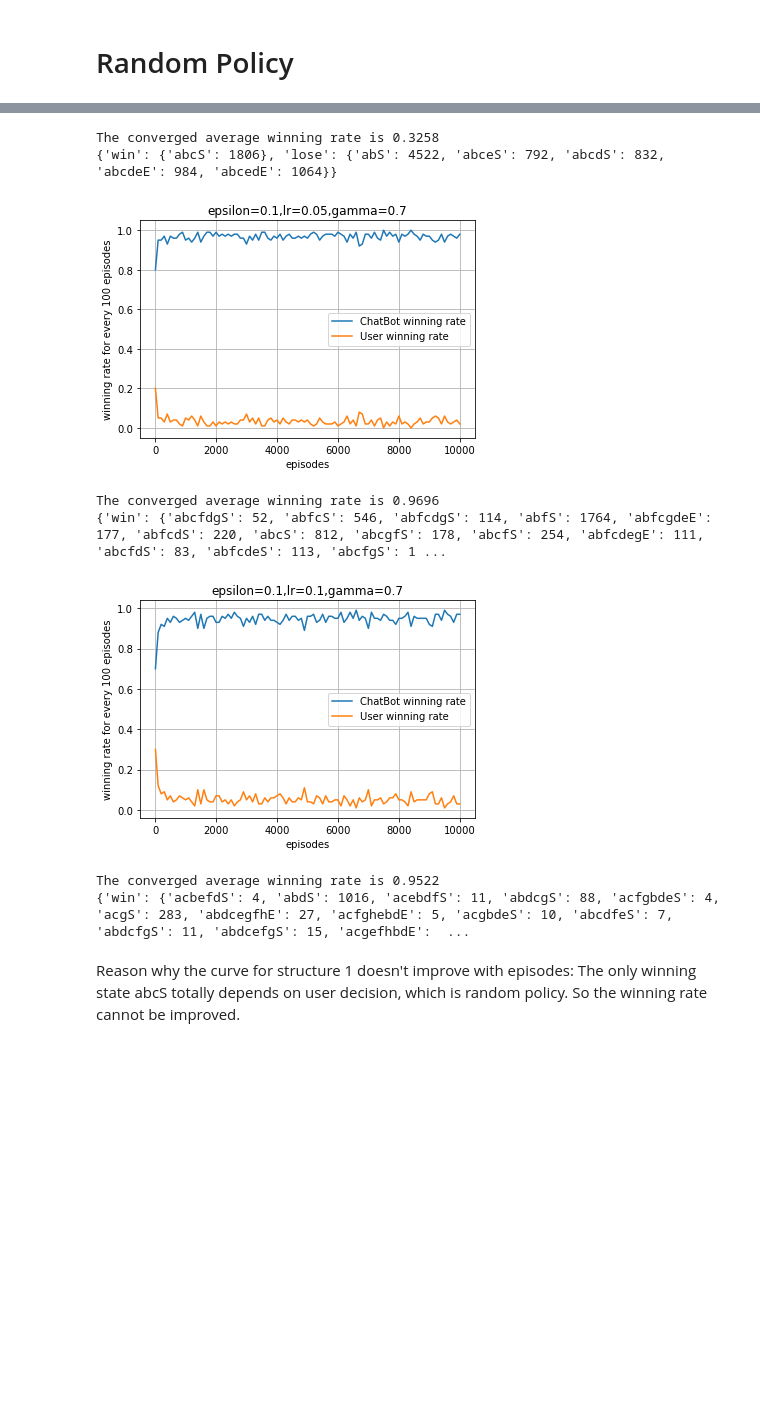
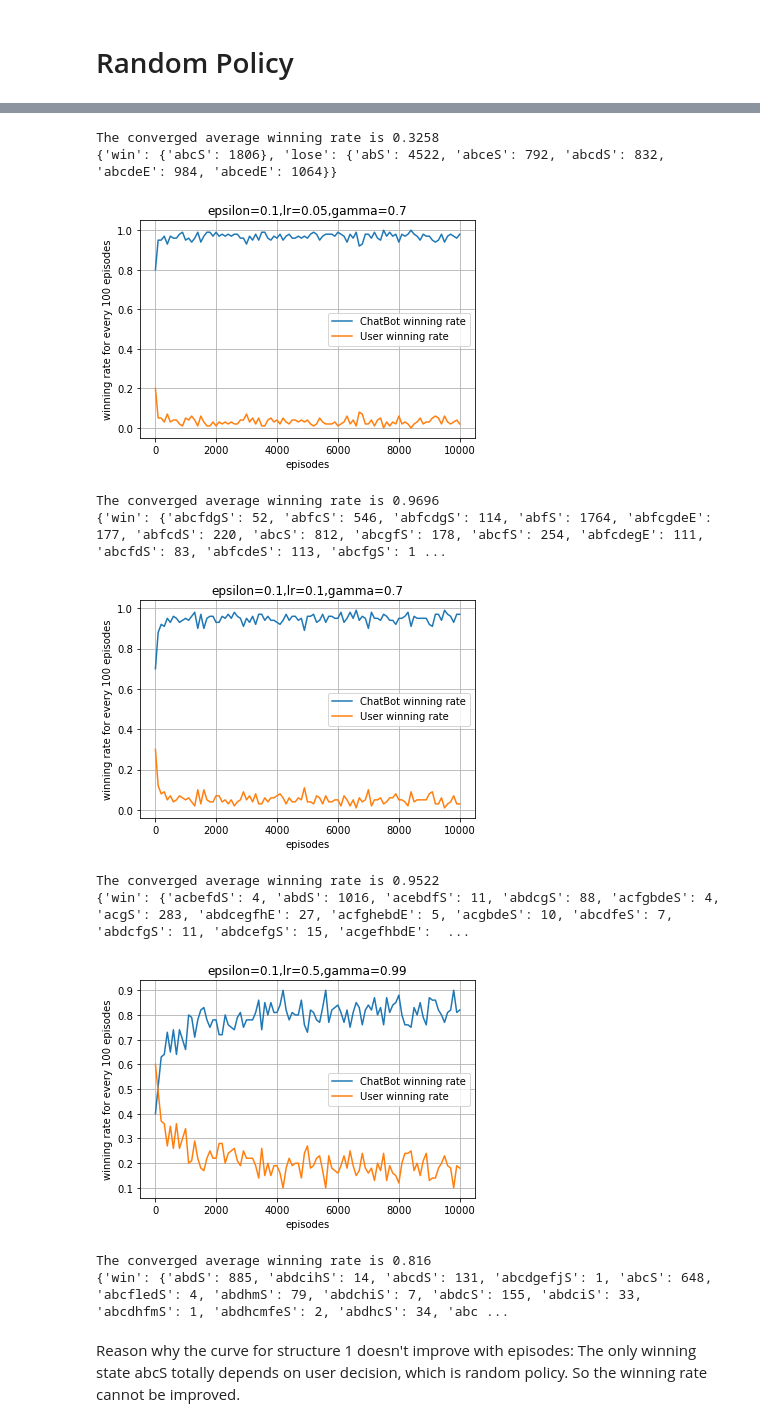
Before and after one commit to OscarWan/RL_for_Abstract_Argumentation, a Jupyter notebook: Untitled.ipynb, the cells around one changed output, grey strips where cells are left out. Drawn from its saved outputs; the diff is of its cells as text; code cells hidden in the pictures; blank space fills up the shorter version.

```diff
--- a/Untitled.ipynb
+++ b/Untitled.ipynb
@@ -92,6 +92,11 @@ class Environment:
         elif structure == 3:
             self.arguments = ['a','b','c','d','e','f','g','h','S']
             self.relations = [['a','b'],['b','d'],['a','c'],['c','e'],['c','f'],['c','g'],['f','h']]
+
+        # Structure 4
+        elif structure == 4:
+            self.arguments = ['a','b','c','d','e','f','g','h','i','j','k','l','m','S']
+            self.relations = [['a','b'],['b','c'],['b','d'],['c','e'],['c','f'],['c','g'],['d','h'],['d','i'],['e','j'],['e','k'],['f','l'],['h','m']]
 
     def possible_action(self, state, pool):
         action_id_list = []
@@ -220,7 +225,7 @@ if __name__ == "__main__":
     epsilons = [0.1, 0.5, 0.9]
     lrs = [0.05, 0.1, 0.5]
     gammas = [0.99, 0.9, 0.7]
-    structures = [1,2,3]
+    structures = [1,2,3,4]
 
     for structure in structures:
         best_converged_winning_rate = [[],0,[],[]] # for different structures, best score should be clear
@@ -316,33 +321,36 @@ if __name__ == "__main__":
                         best_converged_winning_rate[3] = losing_rate
 
         # draw the best converged winning rate chart
         episodes2 = [10]
         episodes3 = [i for i in range(100,10001,100)]
         episodes = episodes2 + episodes3
         plt.plot(episodes, best_converged_winning_rate[2], label='ChatBot winning rate')
         plt.plot(episodes, best_converged_winning_rate[3], label='User winning rate')
         epsilon = best_converged_winning_rate[0][0]
         lr = best_converged_winning_rate[0][1]
         gamma = best_converged_winning_rate[0][2]
         plt.title("epsilon={0},lr={1},gamma={2}".format(epsilon, lr, gamma))
         plt.ylabel("winning rate for every 100 episodes")
         plt.xlabel("episodes")
         plt.legend()
         plt.grid()
         plt.savefig('/home/minyi/img/random/epsilon{0}_lr{1}_gamma{2}_structure{3}.png'.format(epsilon, lr, gamma, structure))
         plt.show()
         print('The converged average winning rate is', best_converged_winning_rate[1])
         print(state_dict)
 # %% [output]
 [figure]
 The converged average winning rate is 0.3258
 {'win': {'abcS': 1806}, 'lose': {'abS': 4522, 'abceS': 792, 'abcdS': 832, 'abcdeE': 984, 'abcedE': 1064}}
 [figure]
 The converged average winning rate is 0.9696
 {'win': {'abcfdgS': 52, 'abfcS': 546, 'abfcdgS': 114, 'abfS': 1764, 'abfcgdeE': 177, 'abfcdS': 220, 'abcS': 812, 'abcgfS': 178, 'abcfS': 254, 'abfcdegE': 111, 'abcfdS': 83, 'abfcdeS': 113, 'abcfgS': 1 ...
 [figure]
 The converged average winning rate is 0.9522
 {'win': {'acbefdS': 4, 'abdS': 1016, 'acebdfS': 11, 'abdcgS': 88, 'acfgbdeS': 4, 'acgS': 283, 'abdcegfhE': 27, 'acfghebdE': 5, 'acgbdeS': 10, 'abcdfeS': 7, 'abdcfgS': 11, 'abdcefgS': 15, 'acgefhbdE':  ...
+[figure, added]
+The converged average winning rate is 0.816
+{'win': {'abdS': 885, 'abdcihS': 14, 'abcdS': 131, 'abcdgefjS': 1, 'abcS': 648, 'abcfledS': 4, 'abdhmS': 79, 'abdchiS': 7, 'abdcS': 155, 'abdciS': 33, 'abcdhfmS': 1, 'abdhcmfeS': 2, 'abdhcS': 34, 'abc ...
 # %% [markdown]
 Reason why the curve for structure 1 doesn't improve with episodes: The only winning state abcS totally depends on user decision, which is random policy. So the winning rate cannot be improved.
 # %% [markdown]
```
Also changed, not shown: parts of 2 cells of this notebook.
